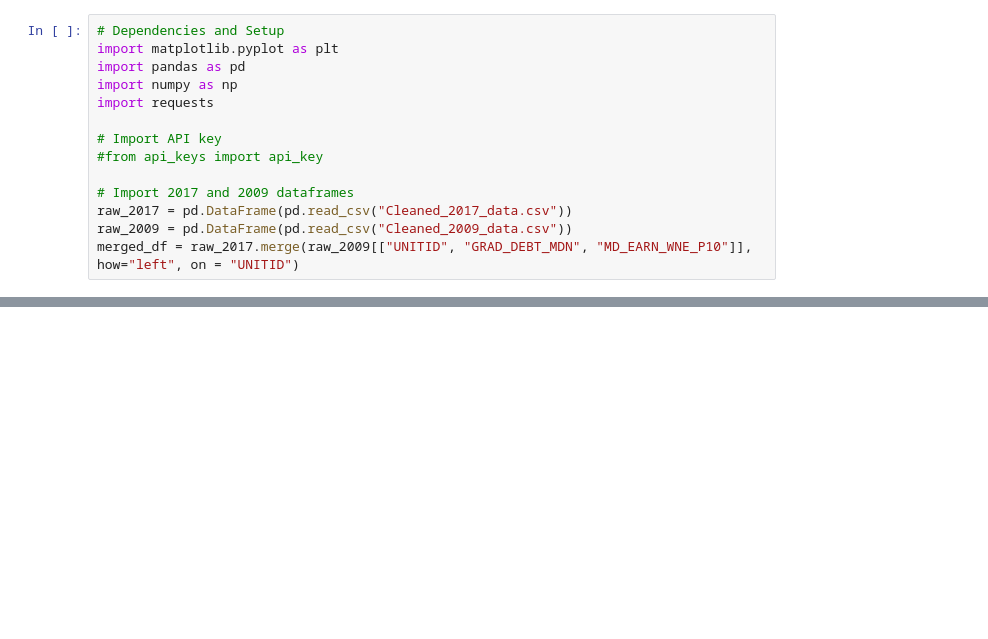
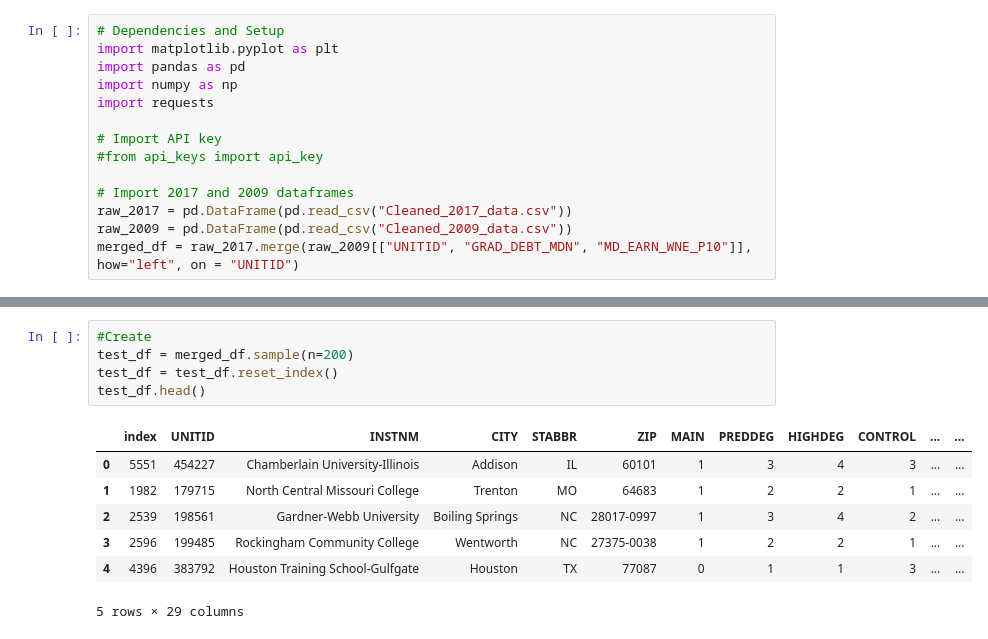
Before and after one commit to alexandermlecocq/project01, a Jupyter notebook: Project01.ipynb, the cells around one changed output, grey strips where cells are left out. Saved outputs shown, nothing was run; the diff lists cells and outputs as text; blank space fills up the shorter version.

```diff
--- a/Project01.ipynb
+++ b/Project01.ipynb
@@ -19,0 +30,13 @@ merged_df.dropna()
+# %%
+#Create
+test_df = merged_df.sample(n=200)
+test_df = test_df.reset_index()
+test_df.head()
+# %% [output]
+|  | index | UNITID | INSTNM | CITY | STABBR | ZIP | MAIN | PREDDEG | HIGHDEG | CONTROL | ... | ... |
+| 0 | 5551 | 454227 | Chamberlain University-Illinois | Addison | IL | 60101 | 1 | 3 | 4 | 3 | ... | ... |
+| 1 | 1982 | 179715 | North Central Missouri College | Trenton | MO | 64683 | 1 | 2 | 2 | 1 | ... | ... |
+| 2 | 2539 | 198561 | Gardner-Webb University | Boiling Springs | NC | 28017-0997 | 1 | 3 | 4 | 2 | ... | ... |
+| 3 | 2596 | 199485 | Rockingham Community College | Wentworth | NC | 27375-0038 | 1 | 2 | 2 | 1 | ... | ... |
+| 4 | 4396 | 383792 | Houston Training School-Gulfgate | Houston | TX | 77087 | 0 | 1 | 1 | 3 | ... | ... |
+5 rows × 29 columns
```
Also changed, not shown: parts of 6 cells of this notebook.
